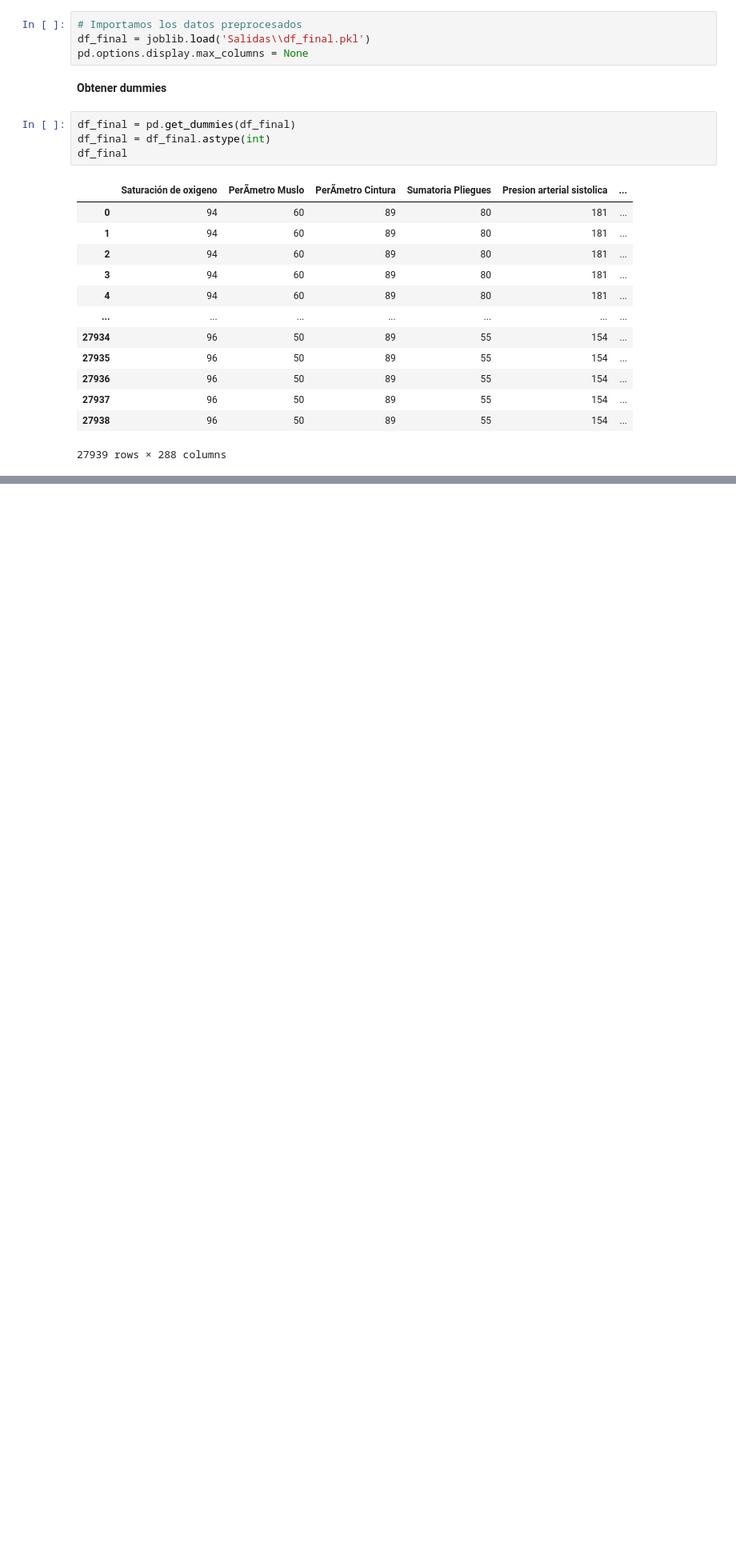
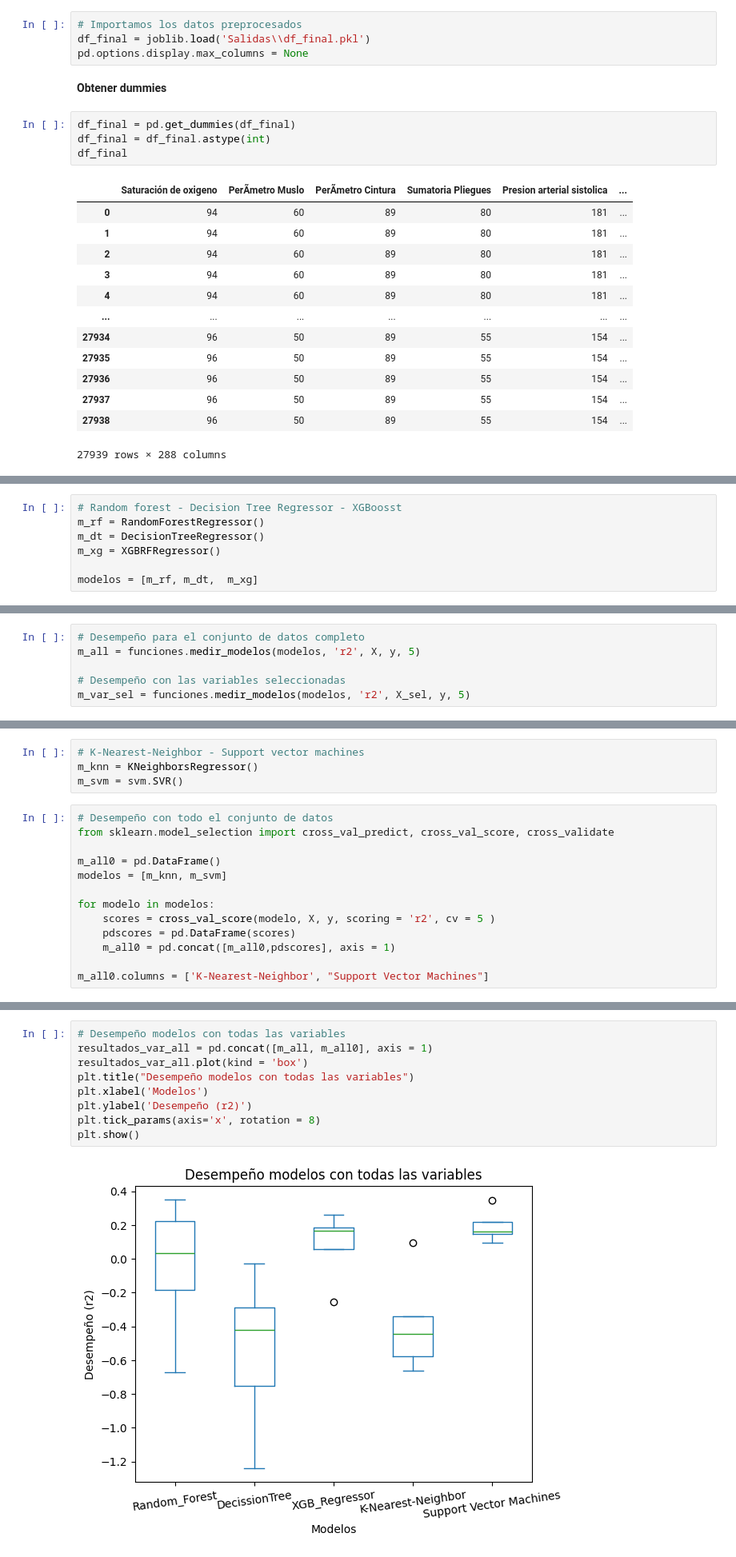
Before and after one commit to EstebanCaroP/Proyecto_Salud, a Jupyter notebook: D_Modelos.ipynb, the cells around one changed output, grey strips where cells are left out. Shown at 80% size. Drawn from its saved outputs; the diff is of its cells as text; blank space fills up the shorter version.

```diff
--- a/D_Modelos.ipynb
+++ b/D_Modelos.ipynb
@@ -102,0 +99,7 @@ array([ 137,  116,  119,  532,  358,  101,   38,  118,  134,   42,   35,
+# %%
+# Random forest - Decision Tree Regressor - XGBoosst
+m_rf = RandomForestRegressor()
+m_dt = DecisionTreeRegressor()
+m_xg = XGBRFRegressor()
+
+modelos = [m_rf, m_dt,  m_xg]
@@ -102,0 +113,6 @@ array([ 137,  116,  119,  532,  358,  101,   38,  118,  134,   42,   35,
+# %%
+# Desempeño para el conjunto de datos completo
+m_all = funciones.medir_modelos(modelos, 'r2', X, y, 5)
+
+# Desempeño con las variables seleccionadas
+m_var_sel = funciones.medir_modelos(modelos, 'r2', X_sel, y, 5)
@@ -102,0 +121,17 @@ array([ 137,  116,  119,  532,  358,  101,   38,  118,  134,   42,   35,
+# %%
+# K-Nearest-Neighbor - Support vector machines
+m_knn = KNeighborsRegressor()
+m_svm = svm.SVR()
+# %%
+# Desempeño con todo el conjunto de datos
+from sklearn.model_selection import cross_val_predict, cross_val_score, cross_validate
+
+m_all0 = pd.DataFrame()
+modelos = [m_knn, m_svm]
+
+for modelo in modelos:
+    scores = cross_val_score(modelo, X, y, scoring = 'r2', cv = 5 )
+    pdscores = pd.DataFrame(scores)
+    m_all0 = pd.concat([m_all0,pdscores], axis = 1)
+
+m_all0.columns = ['K-Nearest-Neighbor', "Support Vector Machines"]
@@ -102,0 +150,11 @@ array([ 137,  116,  119,  532,  358,  101,   38,  118,  134,   42,   35,
+# %%
+# Desempeño modelos con todas las variables
+resultados_var_all = pd.concat([m_all, m_all0], axis = 1)
+resultados_var_all.plot(kind = 'box')
+plt.title("Desempeño modelos con todas las variables")
+plt.xlabel('Modelos')
+plt.ylabel('Desempeño (r2)')
+plt.tick_params(axis='x', rotation = 8)
+plt.show()
+# %% [output]
+[figure, added]
```
Also changed, not shown: parts of 14 cells of this notebook, 1 other file.
